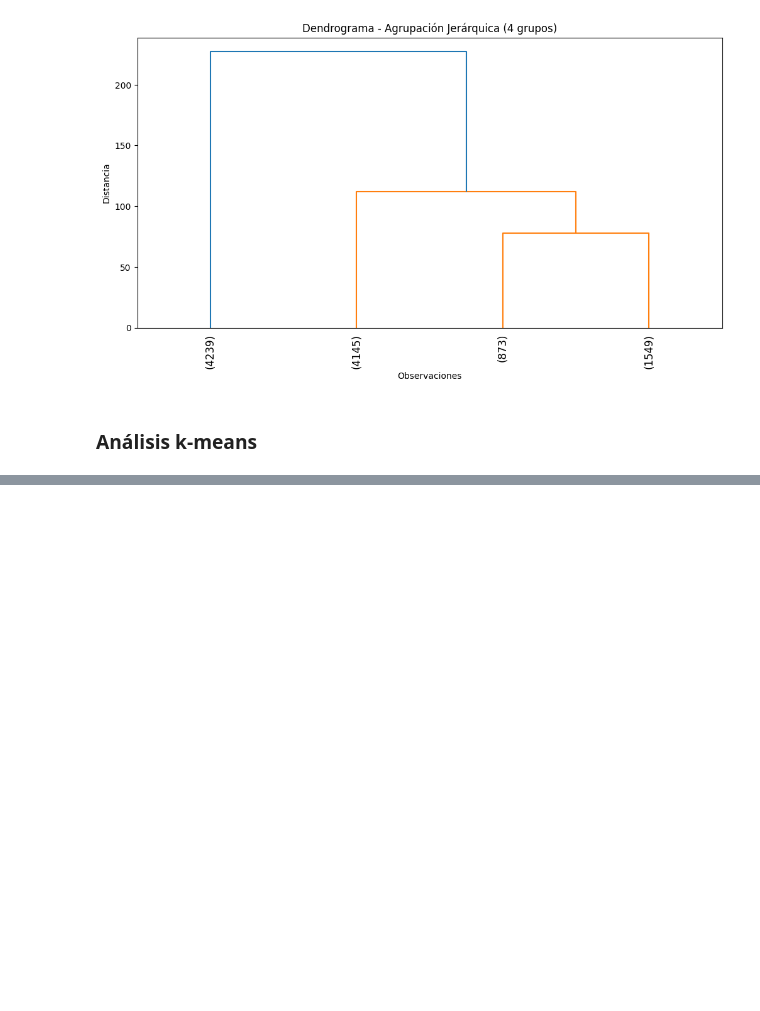
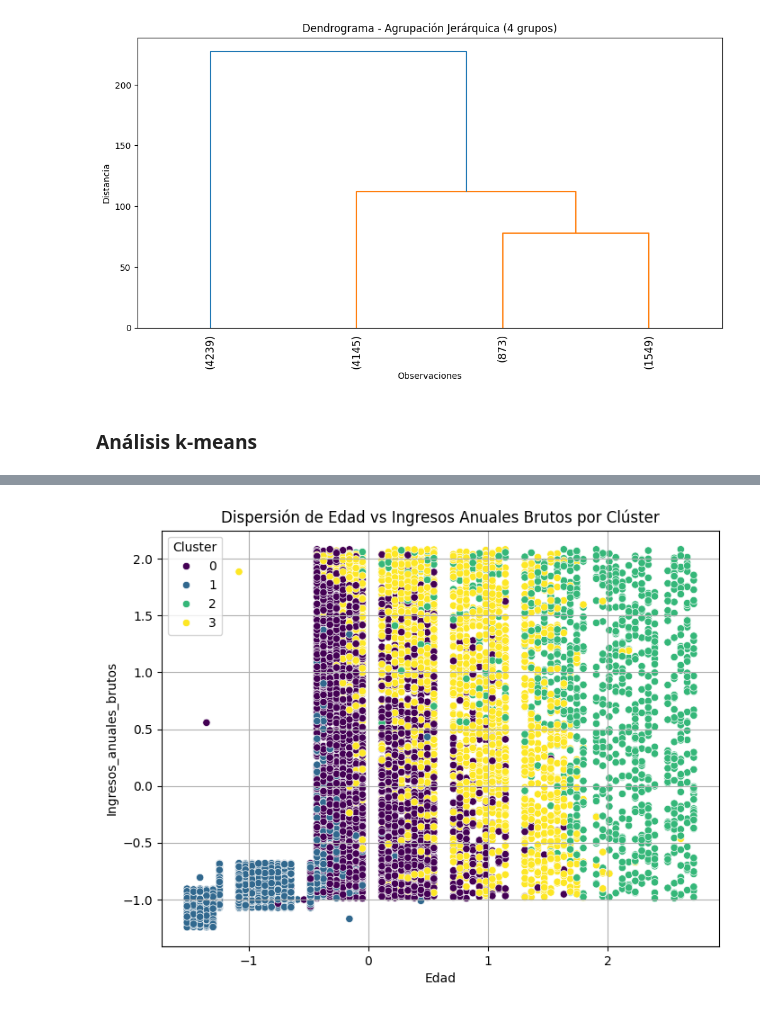
Before and after one commit to seerraa16/Caso02-PCA-y-Clustering, a Jupyter notebook: pca.ipynb, the cells around one changed output, grey strips where cells are left out. Saved outputs shown, nothing was run; the diff lists cells and outputs as text; code cells hidden in the pictures; blank space fills up the shorter version.

```diff
--- a/pca.ipynb
+++ b/pca.ipynb
@@ -406,0 +404,8 @@ Name: count, dtype: int64
+# %%
+plt.figure(figsize=(8, 6))
+sns.scatterplot(data=df, x='Edad', y='Ingresos_anuales_brutos', hue='Cluster', palette='viridis')
+plt.title('Dispersión de Edad vs Ingresos Anuales Brutos por Clúster')
+plt.grid(True)
+plt.show()
+# %% [output]
+[figure, added]
```
Also changed, not shown: parts of 3 cells of this notebook.
